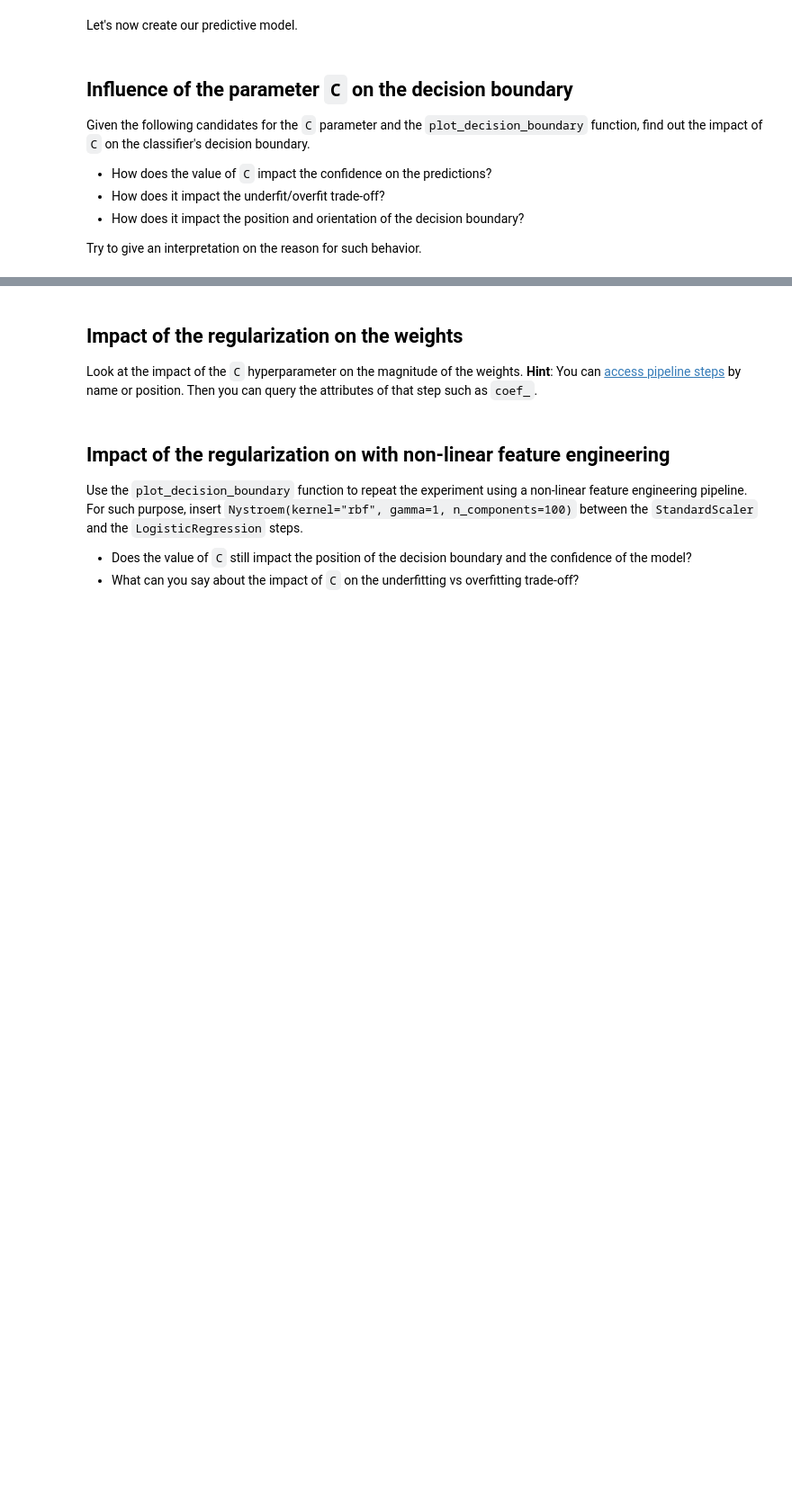
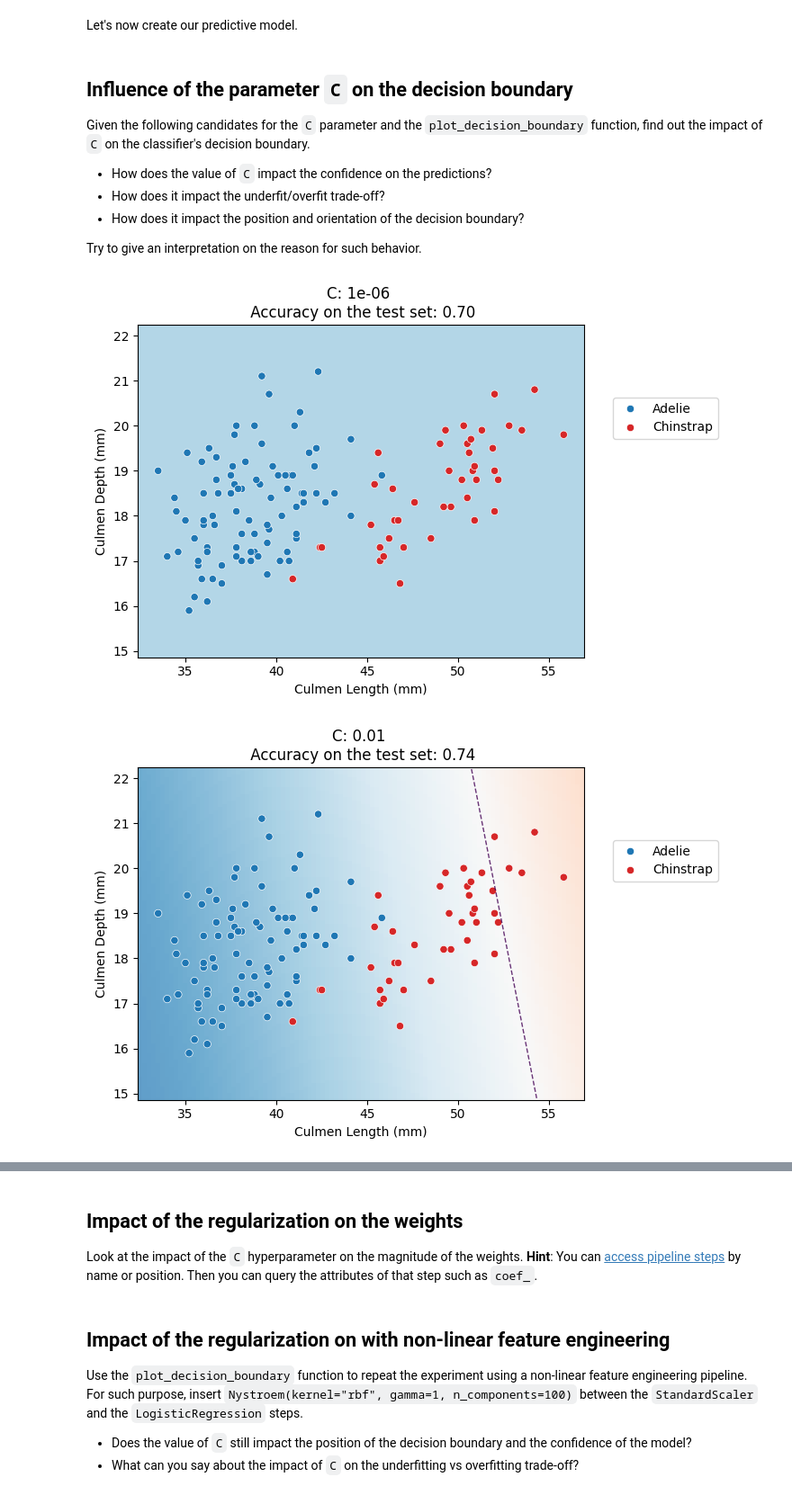
Before and after one commit to zeyad70/week3, a Jupyter notebook: week-3/linear_models_ex_04.ipynb, the cells around one changed output, grey strips where cells are left out. Shown at 90% size. Cells and saved outputs as stored; diff of their text form; code cells hidden in the pictures; blank space fills up the shorter version.

```diff
--- a/week-3/linear_models_ex_04.ipynb
+++ b/week-3/linear_models_ex_04.ipynb
@@ -114,4 +114,13 @@ Try to give an interpretation on the reason for such behavior.
 # %%
 Cs = [1e-6, 0.01, 0.1, 1, 10, 100, 1e6]
 
-# Write your code here.
+for C in Cs:
+    model = make_pipeline(
+        StandardScaler(),
+        LogisticRegression(C=C)
+    )
+    plot_decision_boundary(model)
+    plt.show()
+# %% [output]
+[figure, added]
+[figure, added]
```
Also changed, not shown: parts of 1 cell of this notebook.
